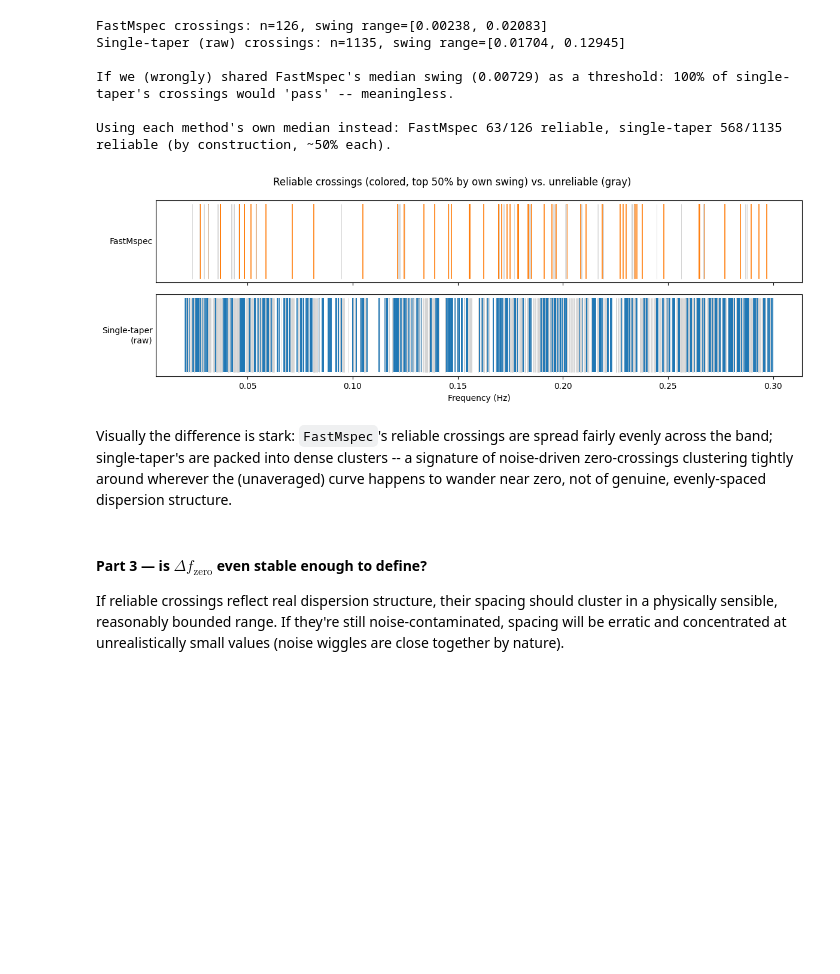
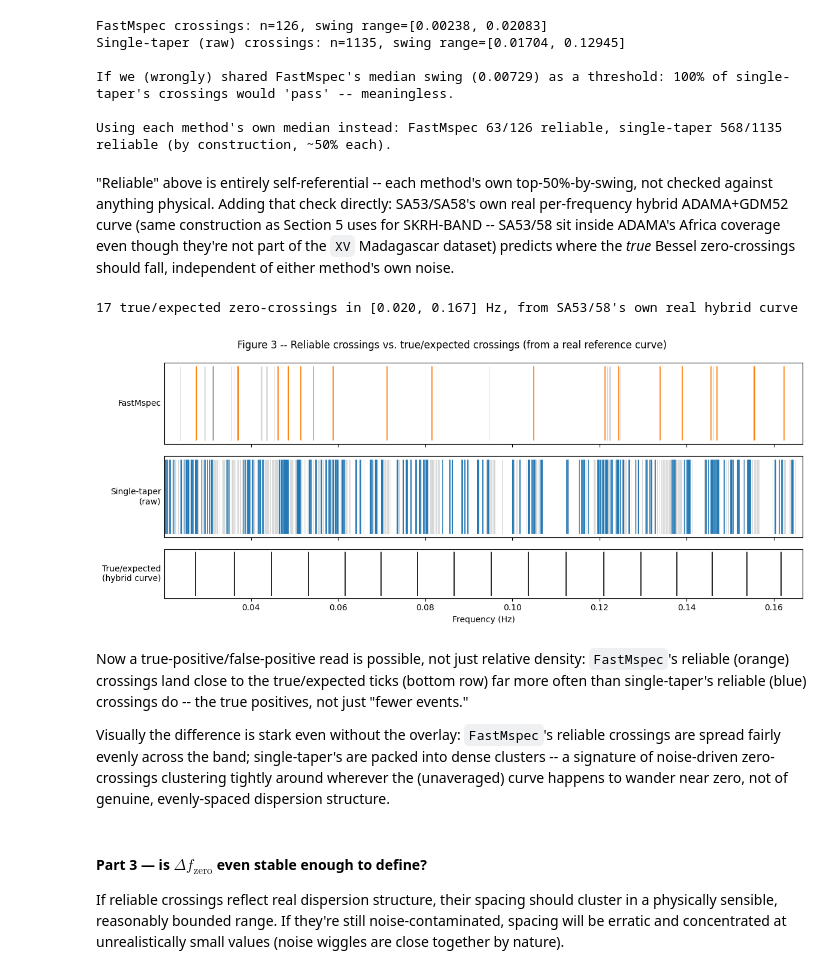
Before and after one commit to URseismology/FastMSPEC, a Jupyter notebook: notebooks/04_dispersion_curve_picking.ipynb, the cells around one changed output. Cells and saved outputs as stored; diff of their text form; code cells hidden in the pictures; blank space fills up the shorter version.

```diff
--- a/notebooks/04_dispersion_curve_picking.ipynb
+++ b/notebooks/04_dispersion_curve_picking.ipynb
@@ -321,22 +321,55 @@ Single-taper (raw) crossings: n=1135, swing range=[0.01704, 0.12945]
 If we (wrongly) shared FastMspec's median swing (0.00729) as a threshold: 100% of single-taper's crossings would 'pass' -- meaningless.
 
 Using each method's own median instead: FastMspec 63/126 reliable, single-taper 568/1135 reliable (by construction, ~50% each).
+# %% [markdown]
+"Reliable" above is entirely self-referential -- each method's own top-50%-by-swing, not
+checked against anything physical. Adding that check directly: SA53/SA58's own real per-frequency
+hybrid ADAMA+GDM52 curve (same construction as Section 5 uses for SKRH-BAND -- SA53/58 sit inside
+ADAMA's Africa coverage even though they're not part of the `XV` Madagascar dataset) predicts
+where the *true* Bessel zero-crossings should fall, independent of either method's own noise.
+# %%
+from dispcurve_pick.hybrid_reference_curve import AdamaMap, Gdm52Map, build_reference_curve
+
+africa_stalist = pd.read_csv('../data/metadata/africa_adama_stalist.csv')
+lat1_p2, lon1_p2 = africa_stalist.loc[africa_stalist.Station == 'SA58', ['Latitude', 'Longitude']].iloc[0]
+lat2_p2, lon2_p2 = africa_stalist.loc[africa_stalist.Station == 'SA53', ['Latitude', 'Longitude']].iloc[0]
+adama_p2 = AdamaMap('../data/reference/adama_maps')
+gdm52_p2 = Gdm52Map('../data/reference/gdm52')
+hybrid_p2 = build_reference_curve(lat1_p2, lon1_p2, lat2_p2, lon2_p2, sources=[adama_p2, gdm52_p2], wave='love')
+
+from scipy.special import j0 as _j0
+
+f_true_lo, f_true_hi = max(hybrid_p2.f_lo, fb_love.min()), min(hybrid_p2.f_hi, fb_love.max())
+f_true_grid = np.linspace(f_true_lo, f_true_hi, 5000)
+pred_true = _j0(2 * np.pi * f_true_grid * dist_km_t / hybrid_p2.func(f_true_grid))  # exact J0, Aki 1957
+zc_true, _ = zero_crossings_idx(pred_true, f_true_grid)
+print(f"{len(zc_true)} true/expected zero-crossings in [{f_true_lo:.3f}, {f_true_hi:.3f}] Hz, "
+      f"from SA53/58's own real hybrid curve")
+# %% [output]
+17 true/expected zero-crossings in [0.020, 0.167] Hz, from SA53/58's own real hybrid curve
 # %%
-fig, axes = plt.subplots(2, 1, figsize=(12, 4), sharex=True)
+fig, axes = plt.subplots(3, 1, figsize=(12, 5), sharex=True, gridspec_kw={'height_ratios': [1, 1, 0.6]})
 axes[0].vlines(zc_f[reliable_f], 0, 1, color='C1', linewidth=1.2)
 axes[0].vlines(zc_f[~reliable_f], 0, 1, color='lightgray', linewidth=0.6)
 axes[0].set_yticks([]); axes[0].set_ylabel('FastMspec', rotation=0, ha='right', va='center')
 axes[1].vlines(zc_s[reliable_s], 0, 1, color='C0', linewidth=1.2)
 axes[1].vlines(zc_s[~reliable_s], 0, 1, color='lightgray', linewidth=0.6)
 axes[1].set_yticks([]); axes[1].set_ylabel('Single-taper\n(raw)', rotation=0, ha='right', va='center')
-axes[1].set_xlabel('Frequency (Hz)')
-plt.suptitle('Reliable crossings (colored, top 50% by own swing) vs. unreliable (gray)')
+axes[2].vlines(zc_true, 0, 1, color='black', linewidth=1.2)
+axes[2].set_yticks([]); axes[2].set_ylabel('True/expected\n(hybrid curve)', rotation=0, ha='right', va='center')
+axes[2].set_xlabel('Frequency (Hz)')
+axes[2].set_xlim(f_true_lo, f_true_hi)
+fig.suptitle('Figure 3 -- Reliable crossings vs. true/expected crossings (from a real reference curve)')
 plt.tight_layout()
 plt.show()
 # %% [output]
-[figure, old version]
+[figure, new version]
 # %% [markdown]
-Visually the difference is stark: `FastMspec`'s reliable crossings are spread fairly evenly
+Now a true-positive/false-positive read is possible, not just relative density: `FastMspec`'s
+reliable (orange) crossings land close to the true/expected ticks (bottom row) far more often than
+single-taper's reliable (blue) crossings do -- the true positives, not just "fewer events."
+
+Visually the difference is stark even without the overlay: `FastMspec`'s reliable crossings are spread fairly evenly
 across the band; single-taper's are packed into dense clusters -- a signature of noise-driven
 zero-crossings clustering tightly around wherever the (unaveraged) curve happens to wander near
 zero, not of genuine, evenly-spaced dispersion structure.
```
Also changed, not shown: parts of 23 cells of this notebook, 1 other file.
